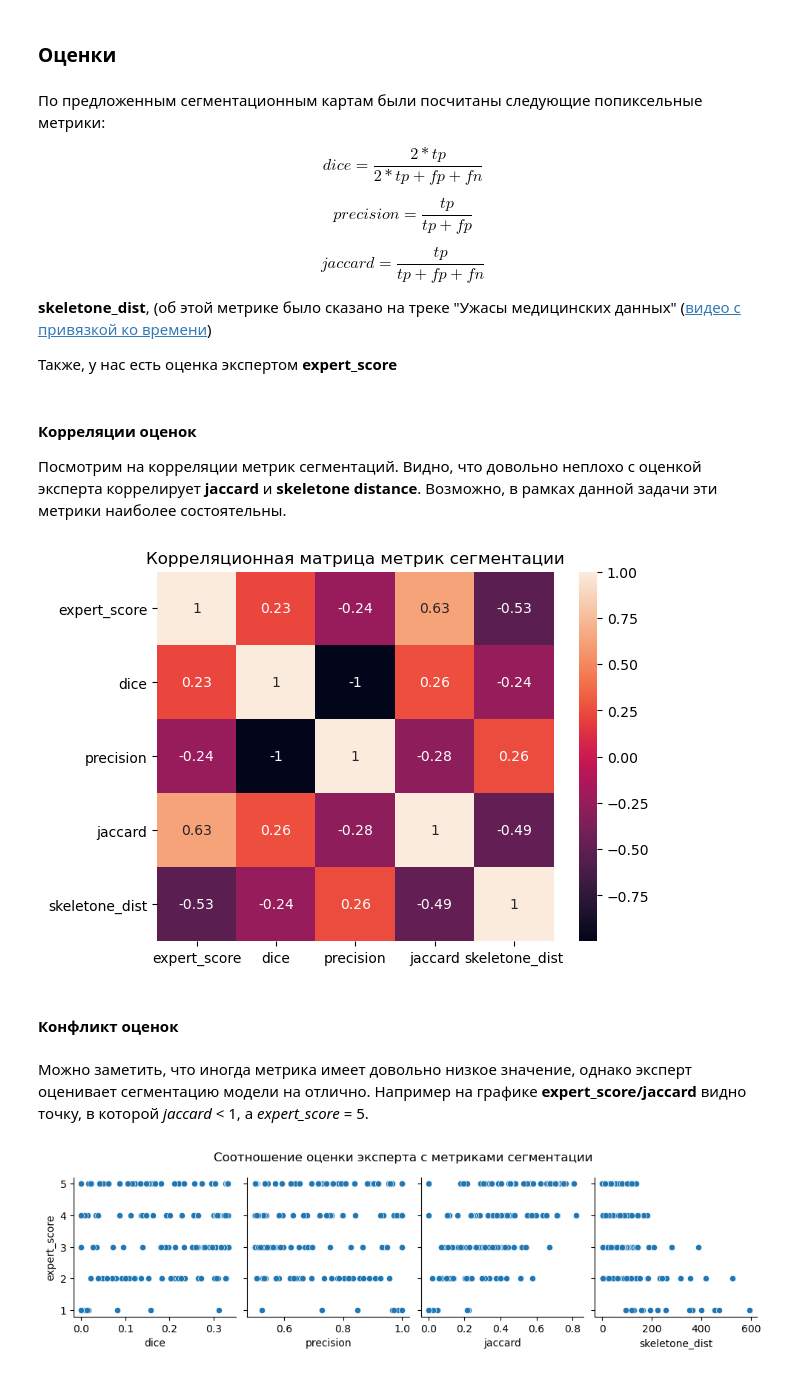
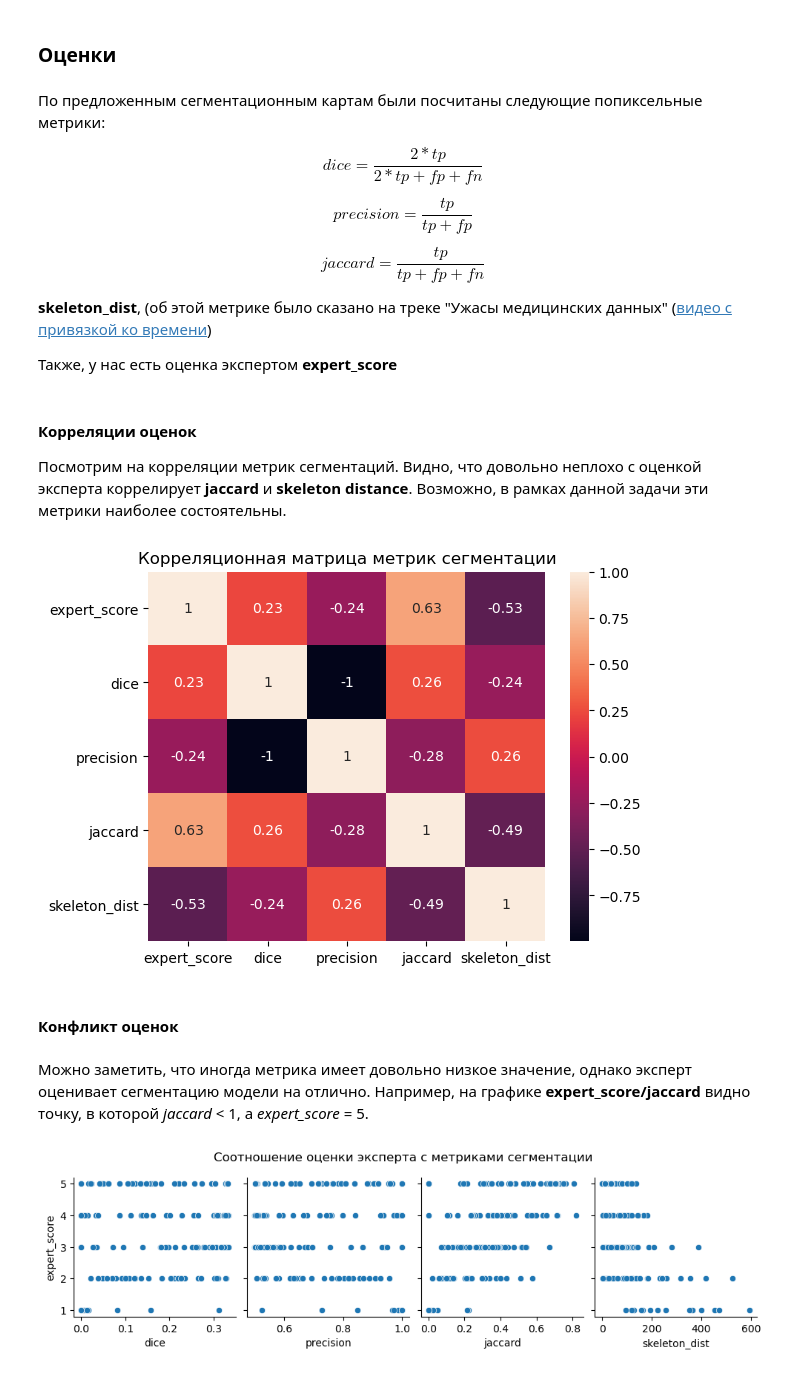
Before and after one commit to Phinnik/Astral_AI_test, a Jupyter notebook: EDA.ipynb, the cells around one changed output. Drawn from its saved outputs; the diff is of its cells as text; code cells hidden in the pictures.

```diff
--- a/EDA.ipynb
+++ b/EDA.ipynb
@@ -139,18 +150,22 @@ def get_segmentation_metrics(row):
 # %%
 def get_mask_fp(origin_fn: str, sub_dir: str, postfix: str):
     """
-    Возвращает путь к сегментационной карте
+    Возвращает путь к сегментационной карте по заданным параметрам
+
+    :param origin_fn: имя файла оригинала, для которого нужна сегментационная карта
+    :param sub_dir: директория, в которой лежит сегментационная карта {'Expert', sample_1/2/3}
+    :param postfix: {'', '_expert', '_s1', 's2', 's3'}
     """
+
     mask_file_name = origin_fn.replace('.', f'{postfix}.')
-    mask_dir = data_dir.joinpath(sub_dir)
-    return mask_dir.joinpath(mask_file_name)
+    mask_fp = data_dir.joinpath(sub_dir, mask_file_name)
+    return mask_fp
 
 
 def get_segmentation_df():
     """
-    Функция для преоразования датасета
+    Функция для преобразования датасета
     """
-    origin_file_names = [fn.name for fn in data_dir.joinpath('Origin').iterdir()]
     origin_file_names = [fn.name for fn in data_dir.joinpath('Origin').iterdir()]
     df = pd.DataFrame(origin_file_names, columns=['origin_fp'])
 
@@ -160,14 +175,14 @@ def get_segmentation_df():
     df['sample_2'] = df['origin_fp'].apply(get_mask_fp, sub_dir='sample_2', postfix='_s2')
     df['sample_3'] = df['origin_fp'].apply(get_mask_fp, sub_dir='sample_3', postfix='_s3')
 
-    # "Сплавим" таблицу до формата | origin_fp | expret_mask_fp | sample_id | sample_mask_fp|
+    # "Сплавим" таблицу до формата | origin_fp | expert_mask_fp | sample_id | sample_mask_fp|
     df = df.melt(['origin_fp', 'expert_mask_fp'], var_name='sample_id', value_name='sample_mask_fp')
 
     # Добавим оценку сегментаций экспертом
     scores_df = open_part_df.melt('Case', var_name='sample_id', value_name='expert_score')
     scores_df['sample_id'] = scores_df['sample_id'].str.replace(' ', '_').str.lower()
     df = df.merge(scores_df, left_on=['origin_fp', 'sample_id'], how='left',
-             right_on=['Case', 'sample_id']).drop('Case', axis=1)
+                  right_on=['Case', 'sample_id']).drop('Case', axis=1)
 
     # Посчитаем другие метрики сегментации
     tqdm.pandas(desc='Считаем метрики')
@@ -484,28 +505,26 @@ fig.suptitle('Пустые сегментационные карты');
 
 $$dice = \frac{2*tp}{2*tp + fp + fn}$$
 
-
-
 $$precision = \frac{tp}{tp + fp}$$
 
 $$jaccard = \frac{tp}{tp + fp + fn}$$
 
-**skeletone_dist**, (oб этой метрике было сказано на треке "Ужасы медицинских данных" ([видео с привязкой ко времени](https://youtu.be/-1haCzvDKqg?list=LL&t=626))
+**skeleton_dist**, (об этой метрике было сказано на треке "Ужасы медицинских данных" ([видео с привязкой ко времени](https://youtu.be/-1haCzvDKqg?list=LL&t=626))
 
 Также, у нас есть оценка экспертом **expert_score**
 # %% [markdown]
 #### Корреляции оценок
 
-Посмотрим на корреляции метрик сегментаций. Видно, что довольно неплохо с оценкой эксперта коррелирует **jaccard** и **skeletone distance**. Возможно, в рамках данной задачи эти метрики наиболее состоятельны.
+Посмотрим на корреляции метрик сегментаций. Видно, что довольно неплохо с оценкой эксперта коррелирует **jaccard** и **skeleton distance**. Возможно, в рамках данной задачи эти метрики наиболее состоятельны.
 # %%
-metrics_cor = segmentation_df[['expert_score', 'dice', 'precision', 'jaccard', 'skeletone_dist']].corr()
+metrics_cor = segmentation_df[['expert_score', 'dice', 'precision', 'jaccard', 'skeleton_dist']].corr()
 plot = sns.heatmap(metrics_cor, annot=True)
 plot.set_title('Корреляционная матрица метрик сегментации');
 # %% [output]
-[figure, old version]
+[figure, new version]
 # %% [markdown]
 #### Конфликт оценок
 # %% [markdown]
-Можно заметить, что иногда метрика имеет довольно низкое значение, однако эксперт оценивает сегментацию модели на отлично. Например на графике **expert_score/jaccard** видно точку, в которой *jaccard* < 1, а *expert_score* = 5.
+Можно заметить, что иногда метрика имеет довольно низкое значение, однако эксперт оценивает сегментацию модели на отлично. Например, на графике **expert_score/jaccard** видно точку, в которой *jaccard* < 1, а *expert_score* = 5.
 # %%
 plot = sns.pairplot(segmentation_df,
```
Also changed, not shown: parts of 30 cells of this notebook, 17 other files.
